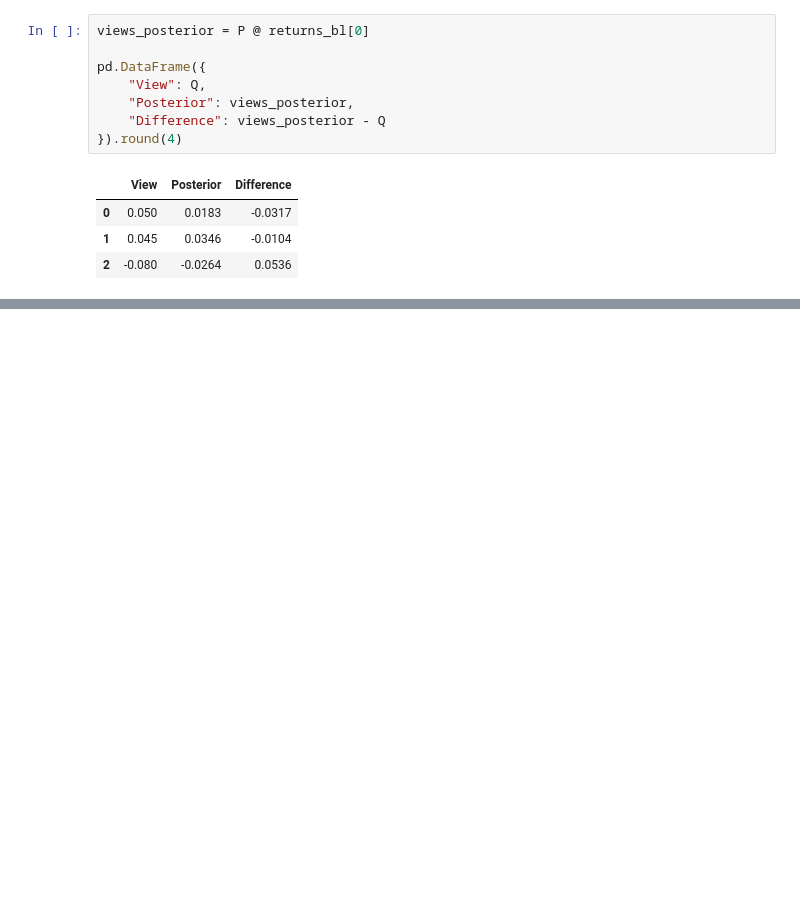
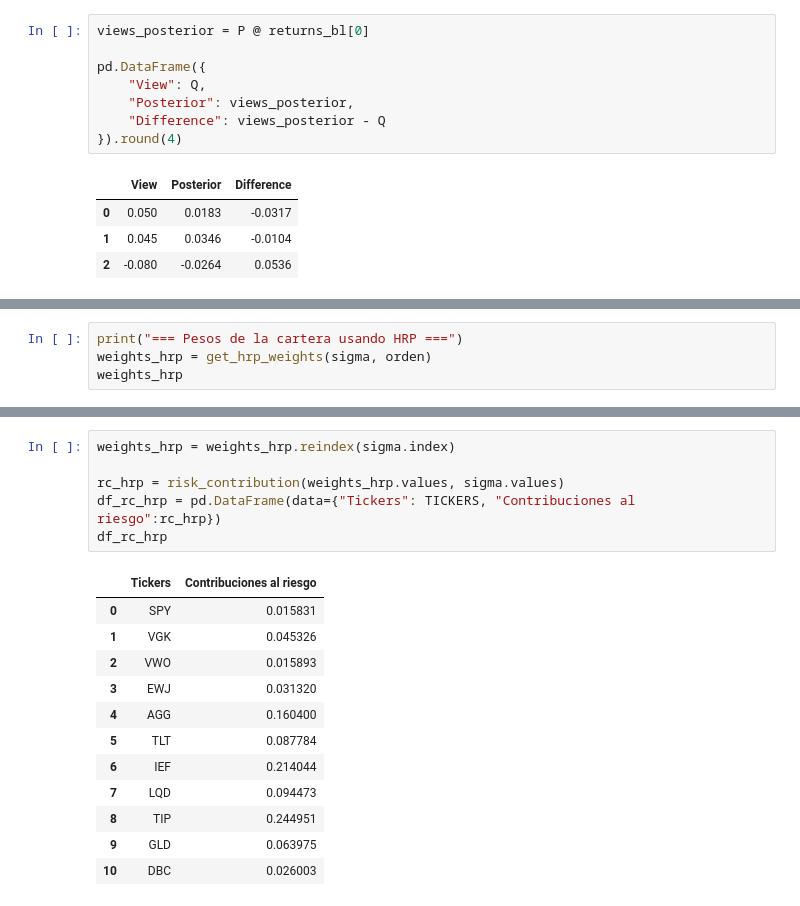
Before and after one commit to Jorgeberlin/quant_management, a Jupyter notebook: notebooks/03_bl_hrp.ipynb, the cells around one changed output, grey strips where cells are left out. Saved outputs shown, nothing was run; the diff lists cells and outputs as text; blank space fills up the shorter version.

Commit message:
Risk Parity Naive

```diff
--- a/notebooks/03_Black_Litterman.ipynb
+++ b/notebooks/03_bl_hrp.ipynb
@@ -285,0 +306,4 @@ plt.show()
+# %%
+print("=== Pesos de la cartera usando HRP ===")
+weights_hrp = get_hrp_weights(sigma, orden)
+weights_hrp
@@ -285,0 +324,19 @@ plt.show()
+# %%
+weights_hrp = weights_hrp.reindex(sigma.index)
+
+rc_hrp = risk_contribution(weights_hrp.values, sigma.values)
+df_rc_hrp = pd.DataFrame(data={"Tickers": TICKERS, "Contribuciones al riesgo":rc_hrp})
+df_rc_hrp
+# %% [output]
+|  | Tickers | Contribuciones al riesgo |
+| 0 | SPY | 0.015831 |
+| 1 | VGK | 0.045326 |
+| 2 | VWO | 0.015893 |
+| 3 | EWJ | 0.031320 |
+| 4 | AGG | 0.160400 |
+| 5 | TLT | 0.087784 |
+| 6 | IEF | 0.214044 |
+| 7 | LQD | 0.094473 |
+| 8 | TIP | 0.244951 |
+| 9 | GLD | 0.063975 |
+| 10 | DBC | 0.026003 |
```
Also changed, not shown: parts of 15 cells of this notebook, 1 other file.
